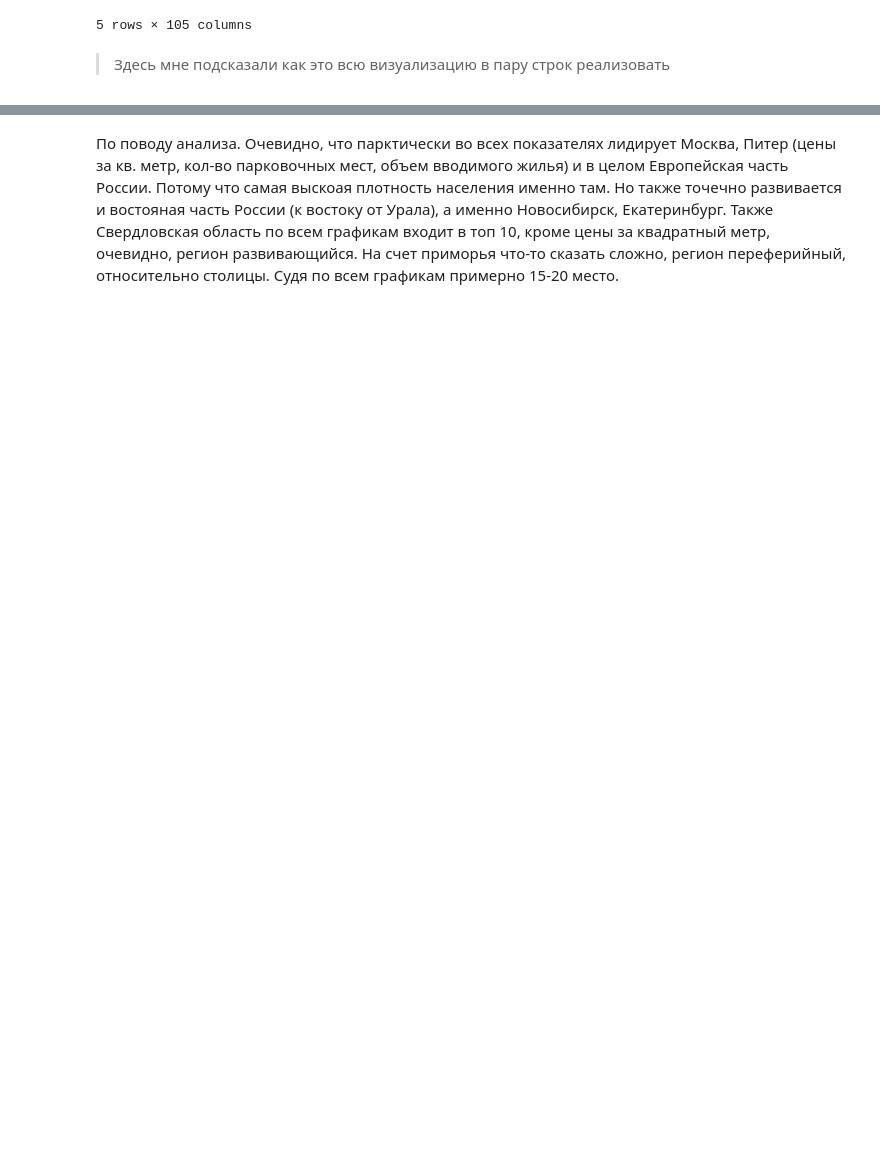
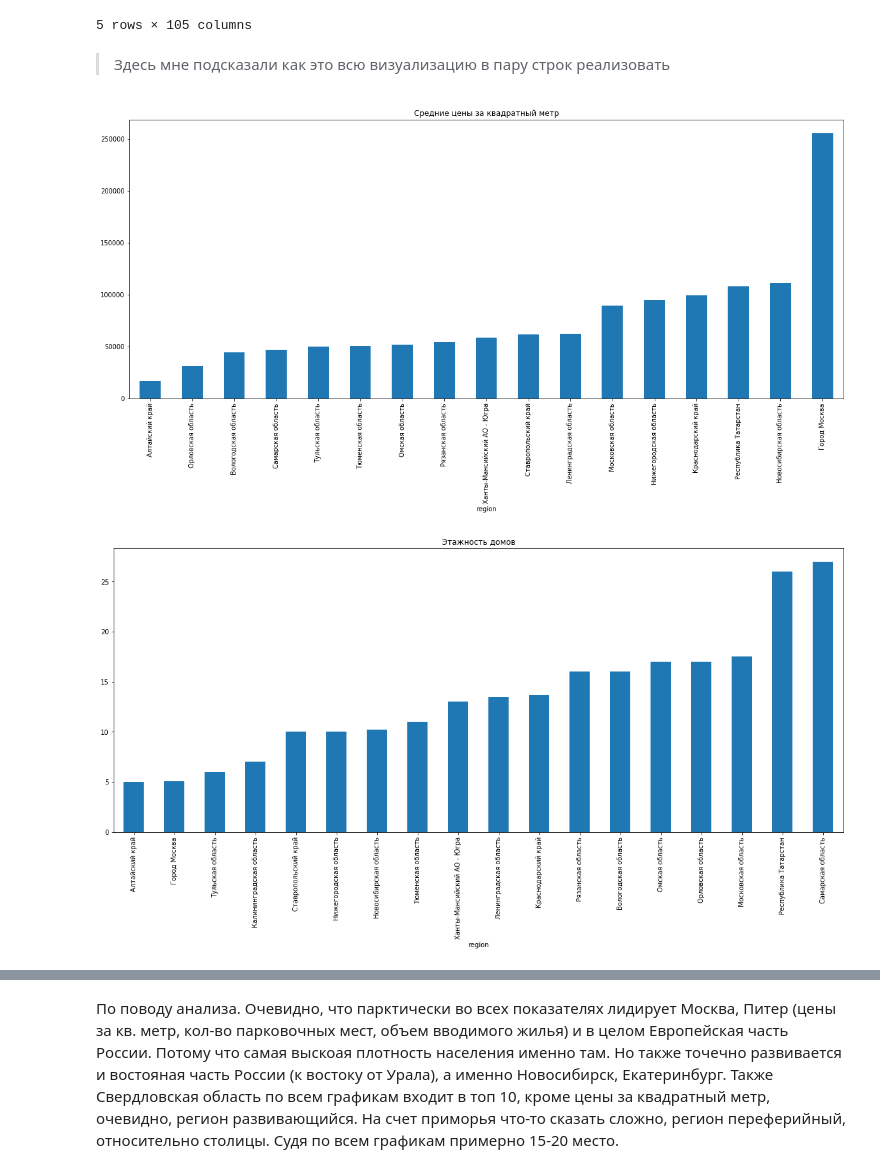
Before and after one commit to MakarLysakov/HomeWorkUrfu, a Jupyter notebook: HW_PY.ipynb, the cells around one changed output, grey strips where cells are left out. Saved outputs shown, nothing was run; the diff lists cells and outputs as text; code cells hidden in the pictures; blank space fills up the shorter version.

```diff
--- a/HW_PY.ipynb
+++ b/HW_PY.ipynb
@@ -246,4 +246,7 @@ class Visualizer:
         plt.show()
 # %%
 fig = Visualizer(f)
-#fig.make_boxplot()
+fig.make_boxplot()
+# %% [output]
+[figure, added]
+[figure, added]
```
Also changed, not shown: parts of 3 cells of this notebook, 1 other file.
